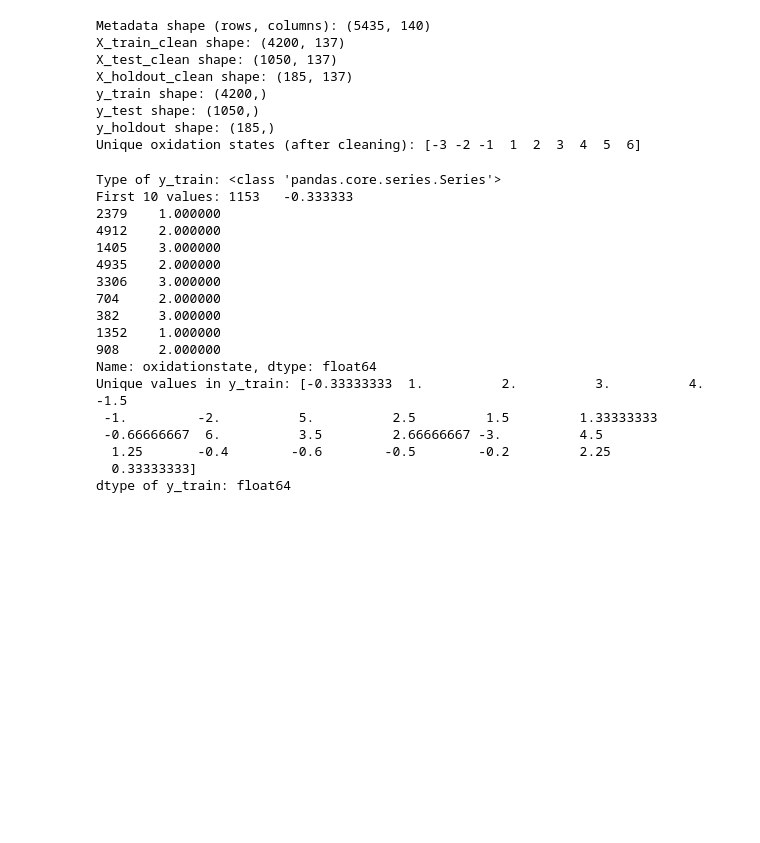
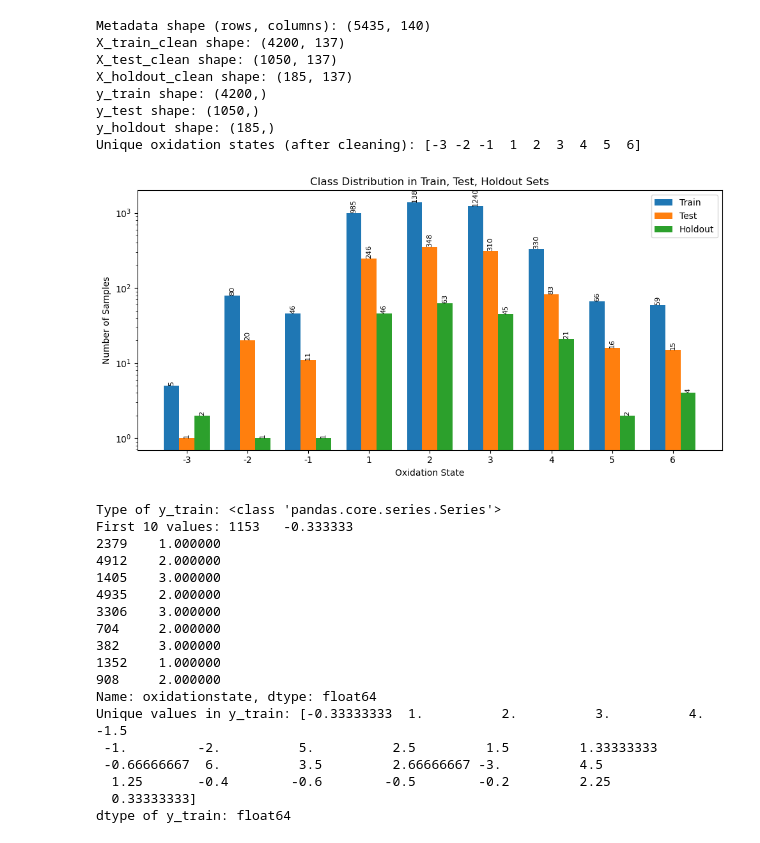
Before and after one commit to submerged-in-matrix/materials-ml-projects-, a Jupyter notebook: Projects/P_5_Oxidation_State_Assignment/P_5_Oxidation_State_Assignment.ipynb, the cells around one changed output. Drawn from its saved outputs; the diff is of its cells as text; code cells hidden in the pictures; blank space fills up the shorter version.

```diff
--- a/Projects/P_5_Oxidation_State_Assignment/P_5_Oxidation_State_Assignment.ipynb
+++ b/Projects/P_5_Oxidation_State_Assignment/P_5_Oxidation_State_Assignment.ipynb
@@ -1240,6 +1242,37 @@ y_train shape: (4200,)
 y_test shape: (1050,)
 y_holdout shape: (185,)
 Unique oxidation states (after cleaning): [-3 -2 -1  1  2  3  4  5  6]
+# %%
+import matplotlib.pyplot as plt
+
+plt.figure(figsize=(10, 5))
+bar_width = 0.25
+classes = sorted(set(y_full))
+x = np.arange(len(classes))
+
+bars_train = plt.bar(x - bar_width, [train_counts.get(i, 0) for i in classes], width=bar_width, label="Train")
+bars_test = plt.bar(x, [test_counts.get(i, 0) for i in classes], width=bar_width, label="Test")
+bars_holdout = plt.bar(x + bar_width, [holdout_counts.get(i, 0) for i in classes], width=bar_width, label="Holdout")
+
+plt.xticks(x, classes)
+plt.xlabel("Oxidation State")
+plt.ylabel("Number of Samples")
+plt.yscale('log')
+plt.legend()
+plt.title("Class Distribution in Train, Test, Holdout Sets")
+
+# Annotate bar heights
+for bars in [bars_train, bars_test, bars_holdout]:
+    for bar in bars:
+        height = bar.get_height()
+        if height > 0:
+            plt.text(bar.get_x() + bar.get_width()/2, height, f"{int(height)}",
+                     ha='center', va='bottom', fontsize=8, rotation=90, clip_on=True)
+
+plt.tight_layout()
+plt.show()
+# %% [output]
+[figure, added]
 # %%
 # print("Type of y_train:", type(y_train))
 # print("First 10 values:", y_train[:10])
```
Also changed, not shown: parts of 19 cells of this notebook, 5 other files.
